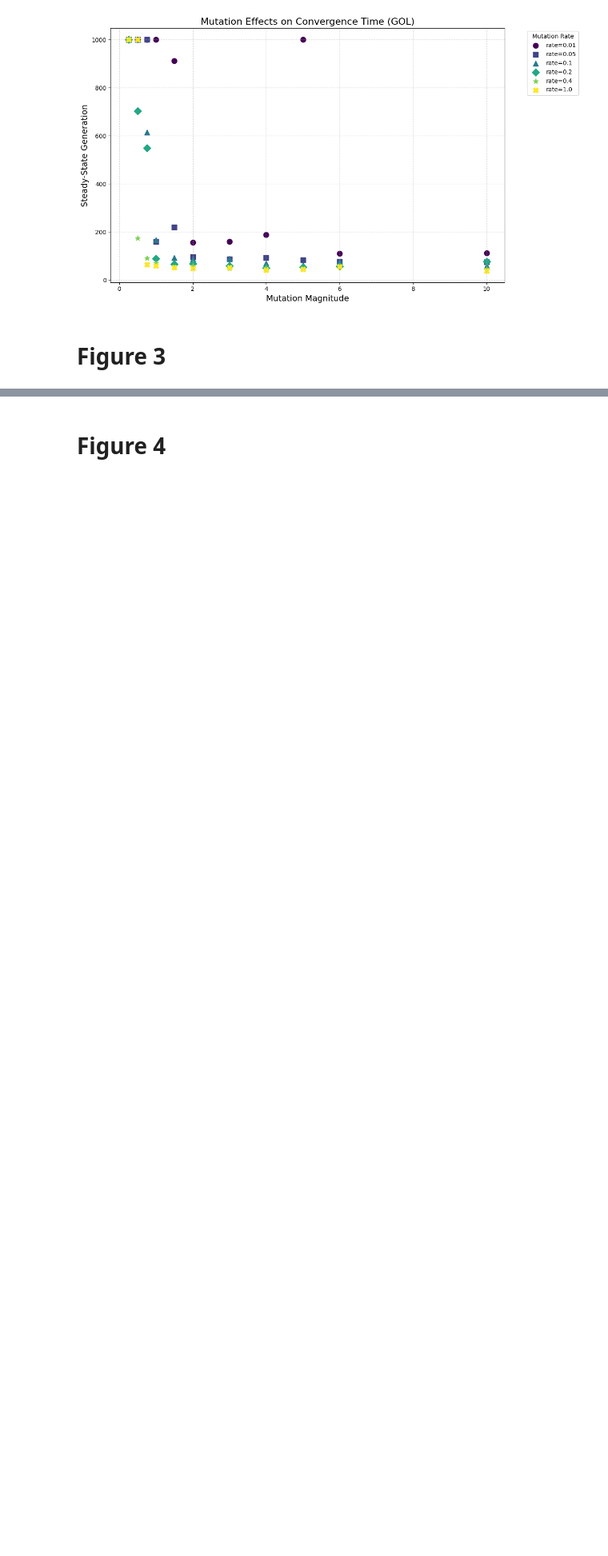
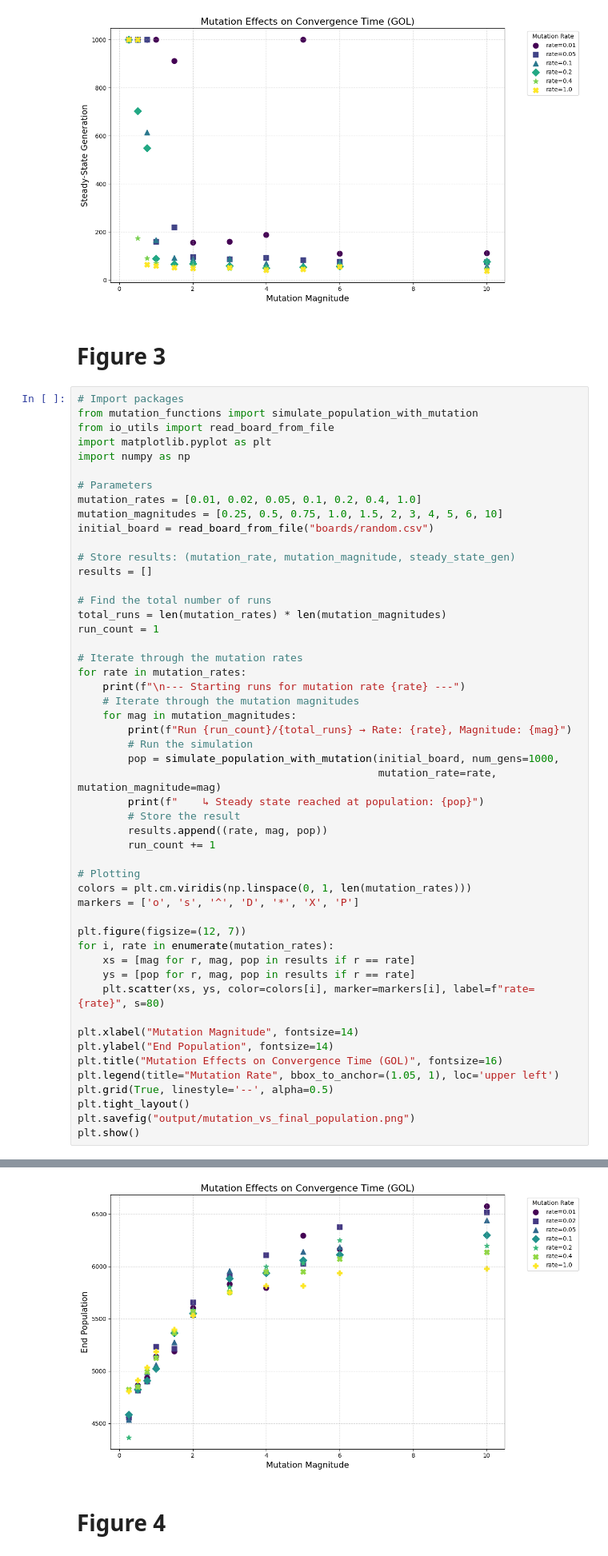
Before and after one commit to arpi5191/Modeling-Somatic-Evolution-A-Cellular-Automata-Approach-Inspired-by-Conway-s-Game-of-Life, a Jupyter notebook: GoL.ipynb, the cells around one changed output, grey strips where cells are left out. Shown at 80% size. Saved outputs shown, nothing was run; the diff lists cells and outputs as text; blank space fills up the shorter version.

Commit message:
GoL.ipynb, mutation_functions.py
Adding code for figure 3.

```diff
--- a/GoL.ipynb
+++ b/GoL.ipynb
@@ -190,3 +190,55 @@ Run 66/66 → Rate: 1.0, Magnitude: 10
 [figure]
 # %% [markdown]
 # Figure 3
+# %%
+# Import packages
+from mutation_functions import simulate_population_with_mutation
+from io_utils import read_board_from_file
+import matplotlib.pyplot as plt
+import numpy as np
+
+# Parameters
+mutation_rates = [0.01, 0.02, 0.05, 0.1, 0.2, 0.4, 1.0]
+mutation_magnitudes = [0.25, 0.5, 0.75, 1.0, 1.5, 2, 3, 4, 5, 6, 10]
+initial_board = read_board_from_file("boards/random.csv")
+
+# Store results: (mutation_rate, mutation_magnitude, steady_state_gen)
+results = []
+
+# Find the total number of runs
+total_runs = len(mutation_rates) * len(mutation_magnitudes)
+run_count = 1
+
+# Iterate through the mutation rates
+for rate in mutation_rates:
+    print(f"\n--- Starting runs for mutation rate {rate} ---")
+    # Iterate through the mutation magnitudes
+    for mag in mutation_magnitudes:
+        print(f"Run {run_count}/{total_runs} → Rate: {rate}, Magnitude: {mag}")
+        # Run the simulation
+        pop = simulate_population_with_mutation(initial_board, num_gens=1000,
+                                                mutation_rate=rate, mutation_magnitude=mag)
+        print(f"    ↳ Steady state reached at population: {pop}")
+        # Store the result
+        results.append((rate, mag, pop))
+        run_count += 1
+
+# Plotting
+colors = plt.cm.viridis(np.linspace(0, 1, len(mutation_rates)))
+markers = ['o', 's', '^', 'D', '*', 'X', 'P']
+
+plt.figure(figsize=(12, 7))
+for i, rate in enumerate(mutation_rates):
+    xs = [mag for r, mag, pop in results if r == rate]
+    ys = [pop for r, mag, pop in results if r == rate]
+    plt.scatter(xs, ys, color=colors[i], marker=markers[i], label=f"rate={rate}", s=80)
+
+plt.xlabel("Mutation Magnitude", fontsize=14)
+plt.ylabel("End Population", fontsize=14)
+plt.title("Mutation Effects on Convergence Time (GOL)", fontsize=16)
+plt.legend(title="Mutation Rate", bbox_to_anchor=(1.05, 1), loc='upper left')
+plt.grid(True, linestyle='--', alpha=0.5)
+plt.tight_layout()
+plt.savefig("output/mutation_vs_final_population.png")
+plt.show()
+# %% [output]
@@ -193,3 +262,4 @@ Run 66/66 → Rate: 1.0, Magnitude: 10
+[figure, added]
 # %% [markdown]
 # Figure 4
 # %% [markdown]
```
Also changed, not shown: parts of 2 cells of this notebook, 1 other file.
